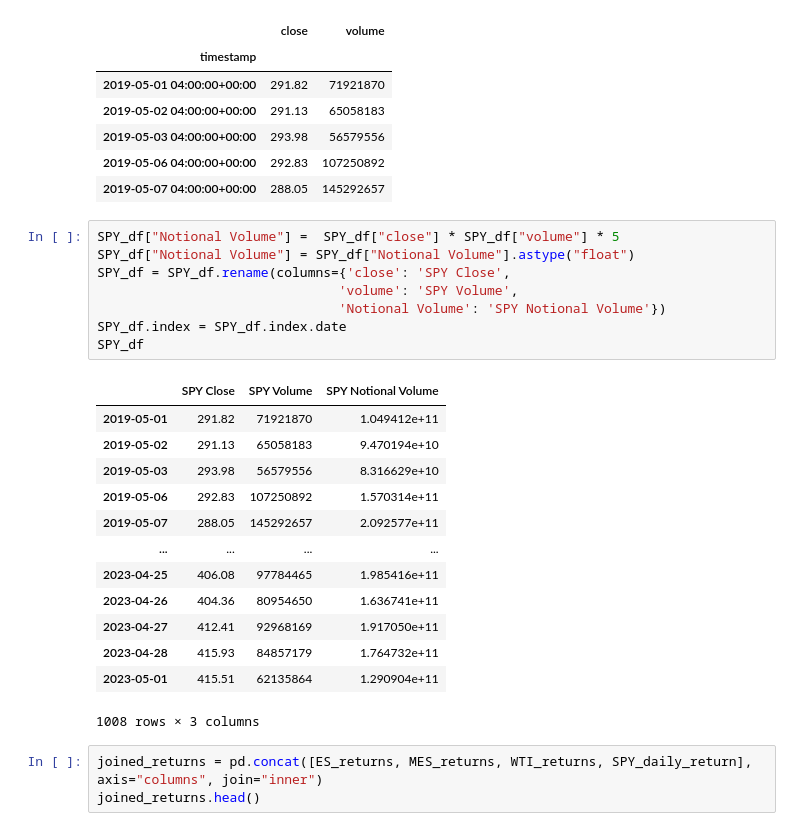
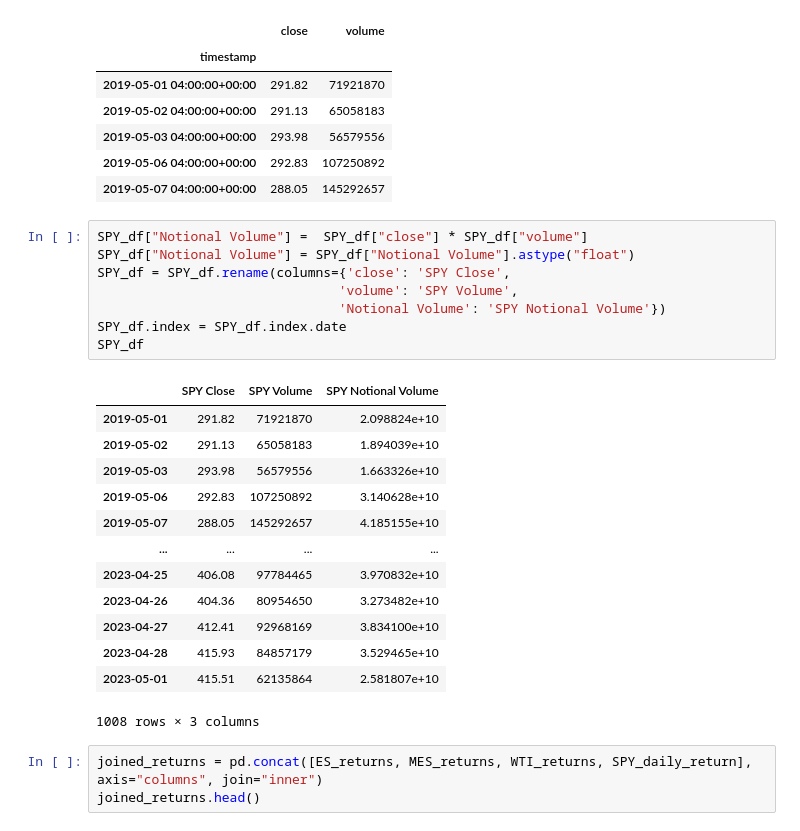
Before and after one commit to tingjun-yang/SP-Arbitrage, a Jupyter notebook: Updated_Combined.ipynb, the cells around one changed output. Saved outputs shown, nothing was run; the diff lists cells and outputs as text.

```diff
--- a/Updated_Combined.ipynb
+++ b/Updated_Combined.ipynb
@@ -240,26 +240,26 @@ SPY_df.head()
 | 2019-05-06 04:00:00+00:00 | 292.83 | 107250892 |
 | 2019-05-07 04:00:00+00:00 | 288.05 | 145292657 |
 # %%
-SPY_df["Notional Volume"] =  SPY_df["close"] * SPY_df["volume"] * 5
+SPY_df["Notional Volume"] =  SPY_df["close"] * SPY_df["volume"]
 SPY_df["Notional Volume"] = SPY_df["Notional Volume"].astype("float")
 SPY_df = SPY_df.rename(columns={'close': 'SPY Close',
                                'volume': 'SPY Volume',
                                'Notional Volume': 'SPY Notional Volume'})
 SPY_df.index = SPY_df.index.date
 SPY_df
 # %% [output]
 |  | SPY Close | SPY Volume | SPY Notional Volume |
-| 2019-05-01 | 291.82 | 71921870 | 1.049412e+11 |
-| 2019-05-02 | 291.13 | 65058183 | 9.470194e+10 |
-| 2019-05-03 | 293.98 | 56579556 | 8.316629e+10 |
-| 2019-05-06 | 292.83 | 107250892 | 1.570314e+11 |
-| 2019-05-07 | 288.05 | 145292657 | 2.092577e+11 |
+| 2019-05-01 | 291.82 | 71921870 | 2.098824e+10 |
+| 2019-05-02 | 291.13 | 65058183 | 1.894039e+10 |
+| 2019-05-03 | 293.98 | 56579556 | 1.663326e+10 |
+| 2019-05-06 | 292.83 | 107250892 | 3.140628e+10 |
+| 2019-05-07 | 288.05 | 145292657 | 4.185155e+10 |
 | ... | ... | ... | ... |
-| 2023-04-25 | 406.08 | 97784465 | 1.985416e+11 |
-| 2023-04-26 | 404.36 | 80954650 | 1.636741e+11 |
-| 2023-04-27 | 412.41 | 92968169 | 1.917050e+11 |
-| 2023-04-28 | 415.93 | 84857179 | 1.764732e+11 |
-| 2023-05-01 | 415.51 | 62135864 | 1.290904e+11 |
+| 2023-04-25 | 406.08 | 97784465 | 3.970832e+10 |
+| 2023-04-26 | 404.36 | 80954650 | 3.273482e+10 |
+| 2023-04-27 | 412.41 | 92968169 | 3.834100e+10 |
+| 2023-04-28 | 415.93 | 84857179 | 3.529465e+10 |
+| 2023-05-01 | 415.51 | 62135864 | 2.581807e+10 |
 1008 rows × 3 columns
 # %%
 joined_returns = pd.concat([ES_returns, MES_returns, WTI_returns, SPY_daily_return], axis="columns", join="inner")
```
Also changed, not shown: parts of 12 cells of this notebook, 7 other files.
